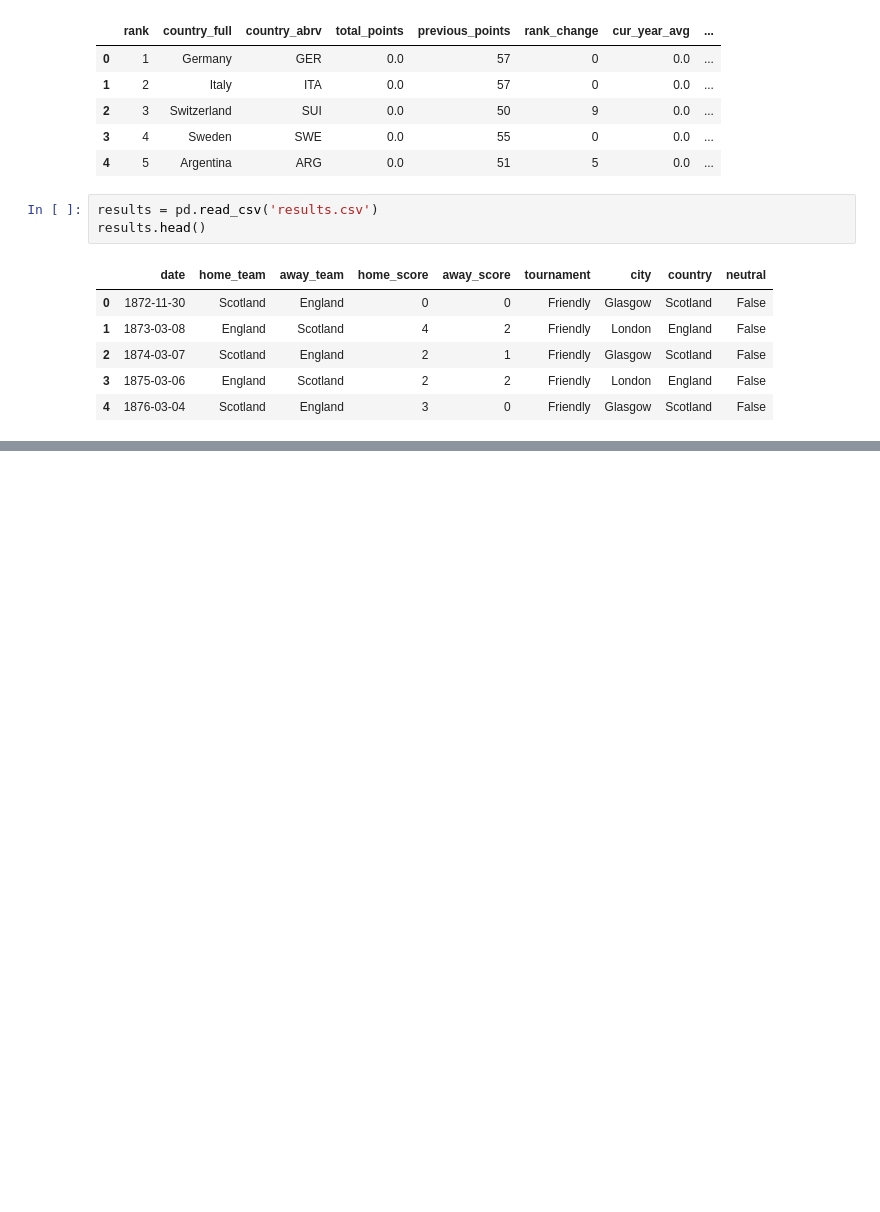
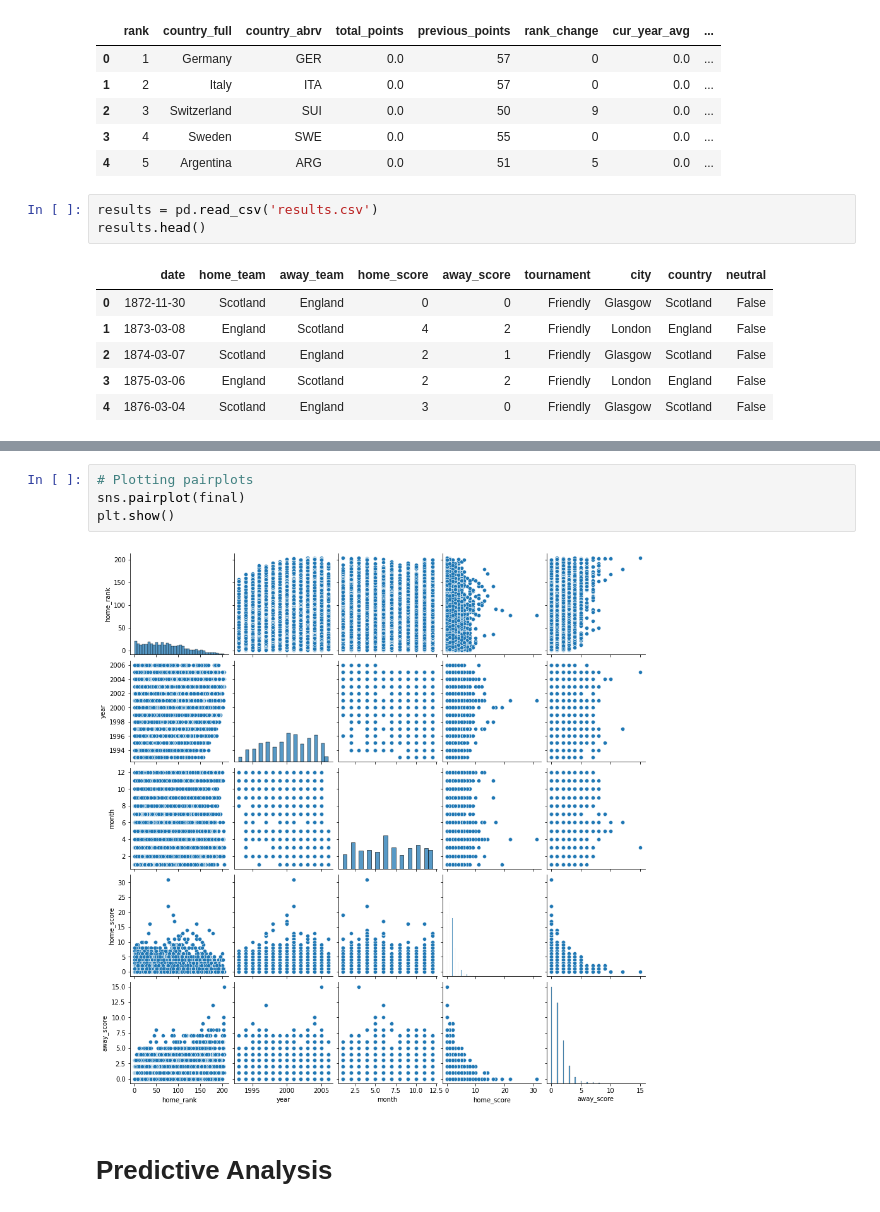
Before and after one commit to Anne120/Football_Scores_Prediction, a Jupyter notebook: Football_Scores_Prediction.ipynb, the cells around one changed output, grey strips where cells are left out. Cells and saved outputs as stored; diff of their text form; blank space fills up the shorter version.

```diff
--- a/Football_Scores_Prediction.ipynb
+++ b/Football_Scores_Prediction.ipynb
@@ -151,0 +489,8 @@ memory usage: 2.5+ MB
+# %%
+# Plotting pairplots
+sns.pairplot(final)
+plt.show()
+# %% [output]
+[figure, added]
+# %% [markdown]
+# Predictive Analysis
```
Also changed, not shown: parts of 58 cells of this notebook.
